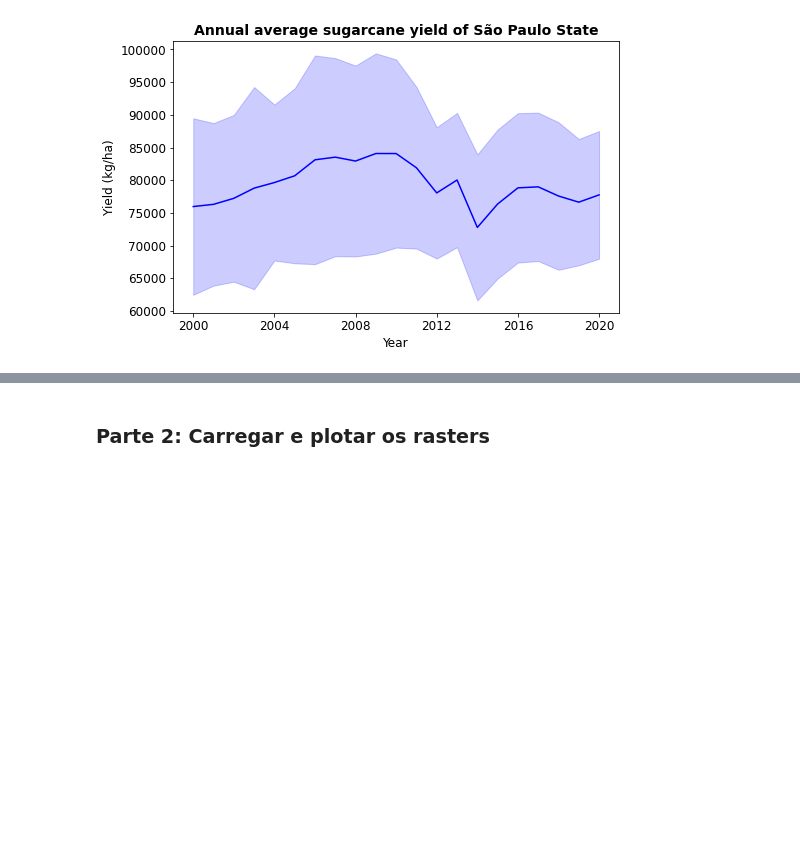
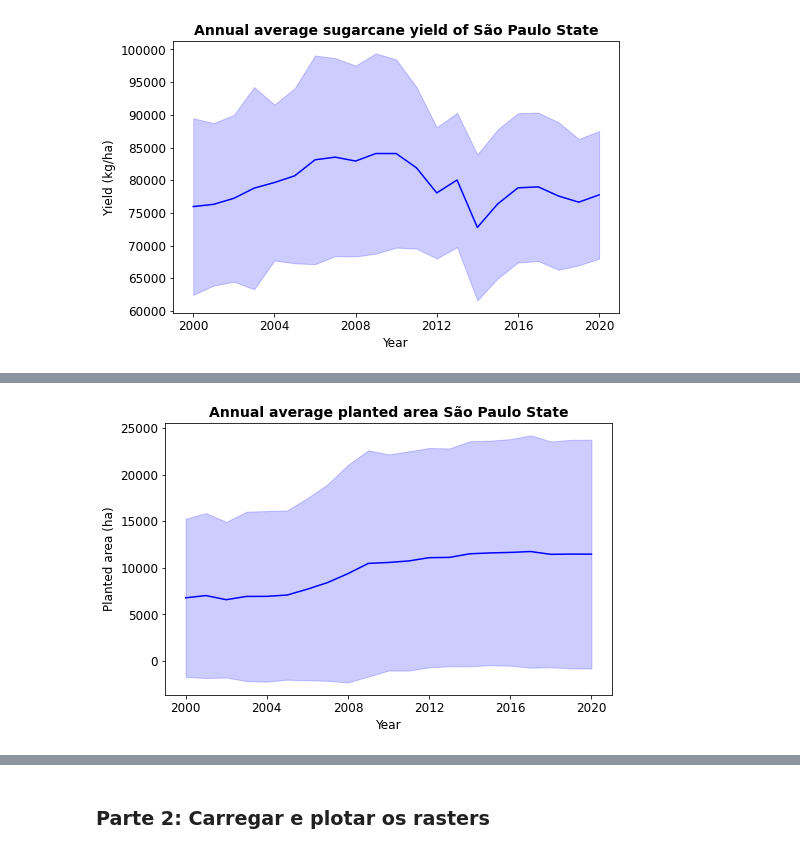
Before and after one commit to neli12/time-series-productivity-sp, a Jupyter notebook: Análise e limpeza de dados.ipynb, the cells around one changed output, grey strips where cells are left out. Cells and saved outputs as stored; diff of their text form; code cells hidden in the pictures; blank space fills up the shorter version.

```diff
--- a/Análise e limpeza de dados.ipynb
+++ b/Análise e limpeza de dados.ipynb
@@ -728,0 +731,11 @@ plt.show()
+# %%
+# Groupby dos dados do dat_yield_melt
+mean_ap = pd.DataFrame(dat_ap_melt.groupby('Year')['AP'].mean().reset_index())
+std_ap = pd.DataFrame(dat_ap_melt.groupby('Year')['AP'].std().reset_index())
+mean_st_merged_ap = mean_ap.merge(std_ap, left_index=True, right_index=True)
+mean_st_merged_ap.drop('Year_y', axis = 1, inplace = True)
+mean_st_merged_ap.rename(columns = {"Year_x": 'Year', "AP_x": "mean_ap", 'AP_y': 'st_ap'}, inplace = True)
+mean_st_merged_ap['Year'] = pd.to_datetime(mean_st_merged_ap['Year'], format = '%Y')
+mean_st_merged_ap['mean_yield'] = mean_st_merged_ap['mean_ap'].astype(int)
+mean_st_merged_ap['st_yield'] = mean_st_merged_ap['st_ap'].astype(int)
+mean_st_merged_ap.head()
@@ -728,0 +749,18 @@ plt.show()
+# %%
+## Plotar o gráfico da média e o desvio padrão por ano
+mean_plus_st_ap = mean_st_merged_ap['mean_ap'] +  mean_st_merged_ap['st_ap']
+mean_minus_st_ap = mean_st_merged_ap['mean_ap'] -  mean_st_merged_ap['st_ap']
+
+plt.figure(figsize=(8, 5))
+plt.plot(mean_st_merged_ap['Year'], mean_st_merged_ap['mean_ap'], color = 'blue')
+plt.fill_between(mean_st_merged_ap['Year'], mean_plus_st_ap, mean_minus_st_ap, alpha = 0.2, color = 'blue')
+plt.title("Annual average planted area São Paulo State", fontsize = 14, fontweight="bold")
+plt.xticks(fontsize=12, color = 'black')
+plt.yticks(fontsize=12, color = 'black')
+plt.xlabel("Year", fontsize = 12)
+plt.ylabel("Planted area (ha)", fontsize = 12)
+plt.savefig('average_ap.png', dpi=300)
+
+plt.show()
+# %% [output]
+[figure, added]
```
Also changed, not shown: parts of 24 cells of this notebook.
